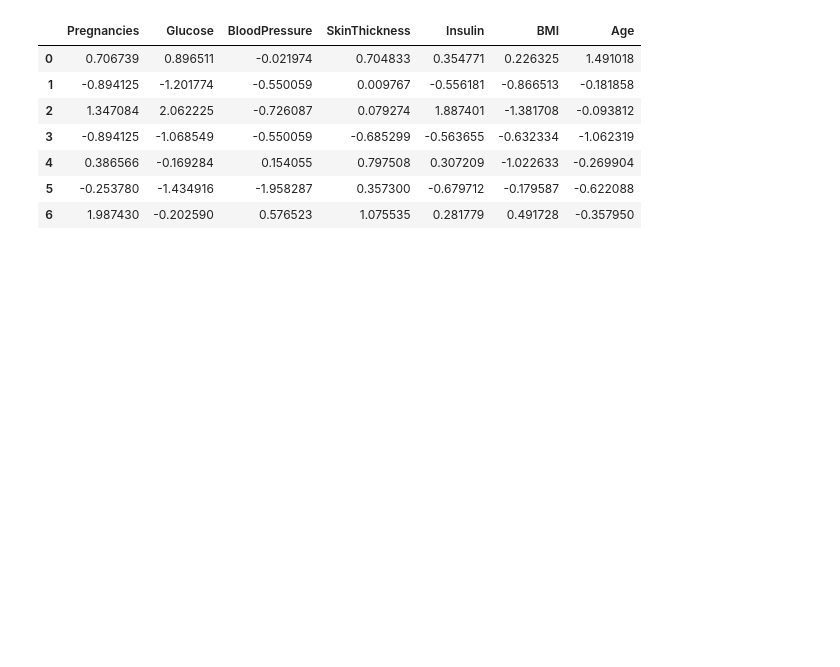
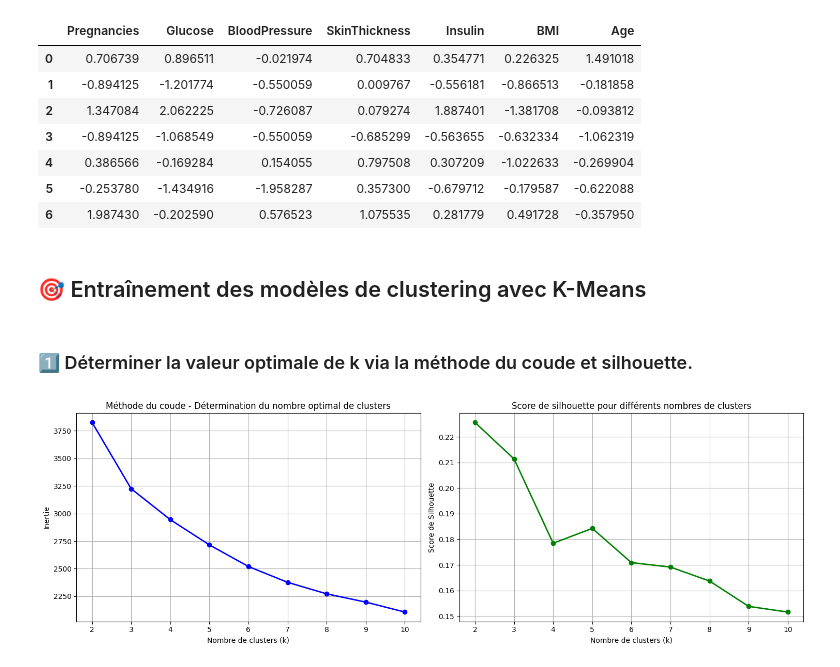
Before and after one commit to bouchramilo/Analysis_and_Prediction_of_the_Risk_of_Diabetes, a Jupyter notebook: Pretraitement.ipynb, the cells around one changed output. Saved outputs shown, nothing was run; the diff lists cells and outputs as text; code cells hidden in the pictures; blank space fills up the shorter version.

Commit message:
APRD-14 Déterminer le nombre optimal de clusters

```diff
--- a/Pretraitement.ipynb
+++ b/Pretraitement.ipynb
@@ -551,3 +551,5 @@ dataset_4.head(7)
 | 4 | 0.386566 | -0.169284 | 0.154055 | 0.797508 | 0.307209 | -1.022633 | -0.269904 |
 | 5 | -0.253780 | -1.434916 | -1.958287 | 0.357300 | -0.679712 | -0.179587 | -0.622088 |
 | 6 | 1.987430 | -0.202590 | 0.576523 | 1.075535 | 0.281779 | 0.491728 | -0.357950 |
+# %% [markdown]
+## 🎯 Entraînement des modèles de clustering avec K-Means
@@ -553,0 +559,36 @@ dataset_4.head(7)
+# %% [markdown]
+### 1️⃣ Déterminer la valeur optimale de k via la méthode du coude et silhouette.
+# %%
+
+inertias = []
+silhouette_scores = []
+
+K = range(2, 11)
+
+for k in K:
+    kmeans = KMeans(n_clusters=k, random_state=13, n_init=10)
+    kmeans.fit(dataset_4)
+    inertias.append(kmeans.inertia_)
+    score = silhouette_score(dataset_4, kmeans.labels_)
+    silhouette_scores.append(score)
+
+fig, (ax1, ax2) = plt.subplots(1, 2, figsize=(15, 5))
+
+# diagramme de la méthode du coude
+ax1.plot(K, inertias, 'o-', linewidth=2, color='blue')
+ax1.set_xlabel('Nombre de clusters (k)')
+ax1.set_ylabel('Inertie')
+ax1.set_title('Méthode du coude - Détermination du nombre optimal de clusters')
+ax1.grid(True)
+
+# diagramme du score de silhouette
+ax2.plot(K, silhouette_scores, 'o-', linewidth=2, color='green')
+ax2.set_xlabel('Nombre de clusters (k)')
+ax2.set_ylabel('Score de Silhouette')
+ax2.set_title('Score de silhouette pour différents nombres de clusters')
+ax2.grid(True)
+
+plt.tight_layout()
+plt.show()
+# %% [output]
+[figure, added]
```
Also changed, not shown: parts of 3 cells of this notebook.
